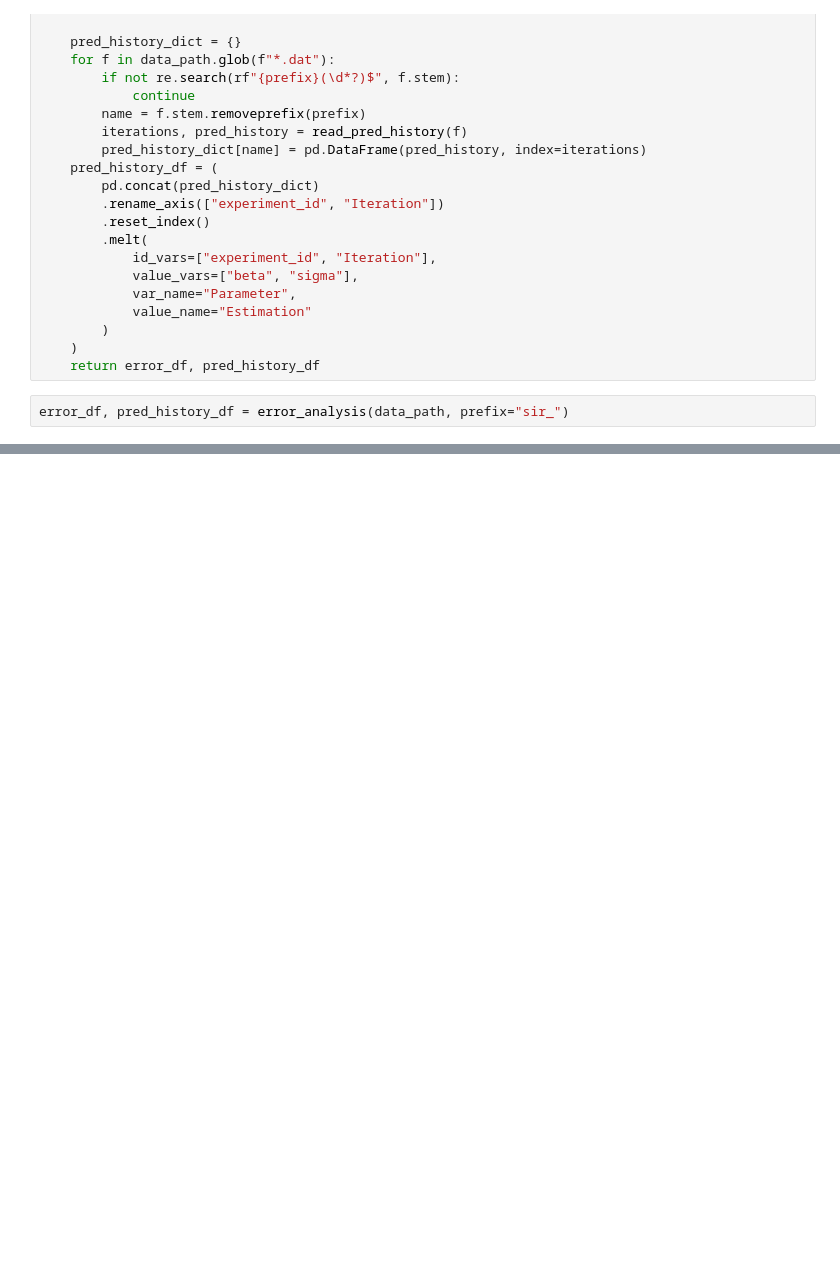
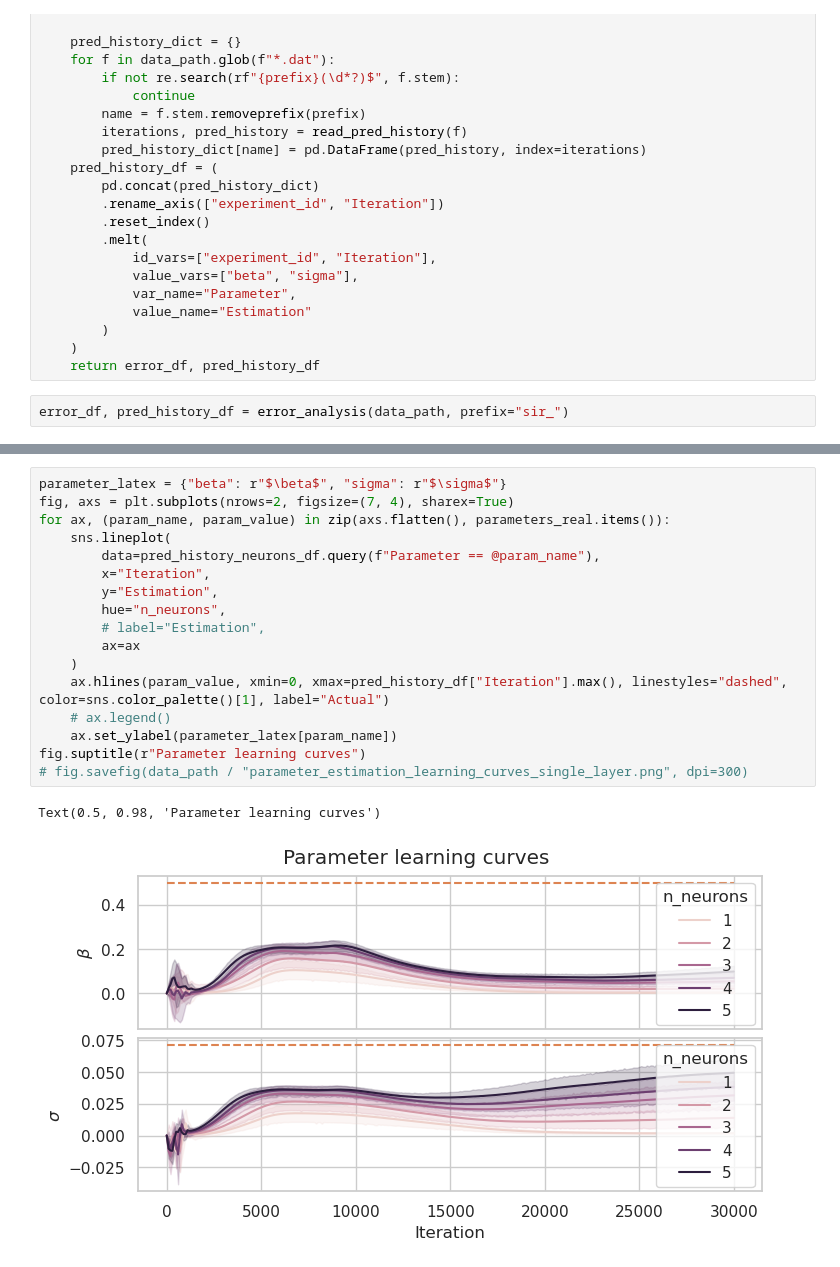
Before and after one commit to aoguedao/enhancing-pedagogical-practices-with-ai-in-math-bio, a Jupyter notebook: source/postprocessing.ipynb, the cells around one changed output, grey strips where cells are left out. Drawn from its saved outputs; the diff is of its cells as text; blank space fills up the shorter version.

```diff
--- a/source/postprocessing.ipynb
+++ b/source/postprocessing.ipynb
@@ -99,0 +153,20 @@ fig.savefig(data_path / "parameter_estimation_learning_curves.png", dpi=300)
+# %%
+parameter_latex = {"beta": r"$\beta$", "sigma": r"$\sigma$"}
+fig, axs = plt.subplots(nrows=2, figsize=(7, 4), sharex=True)
+for ax, (param_name, param_value) in zip(axs.flatten(), parameters_real.items()):
+    sns.lineplot(
+        data=pred_history_neurons_df.query(f"Parameter == @param_name"),
+        x="Iteration",
+        y="Estimation",
+        hue="n_neurons",
+        # label="Estimation",
+        ax=ax
+    )
+    ax.hlines(param_value, xmin=0, xmax=pred_history_df["Iteration"].max(), linestyles="dashed", color=sns.color_palette()[1], label="Actual")
+    # ax.legend()
+    ax.set_ylabel(parameter_latex[param_name])
+fig.suptitle(r"Parameter learning curves")
+# fig.savefig(data_path / "parameter_estimation_learning_curves_single_layer.png", dpi=300)
+# %% [output]
+Text(0.5, 0.98, 'Parameter learning curves')
+[figure, added]
```
Also changed, not shown: parts of 8 cells of this notebook.
